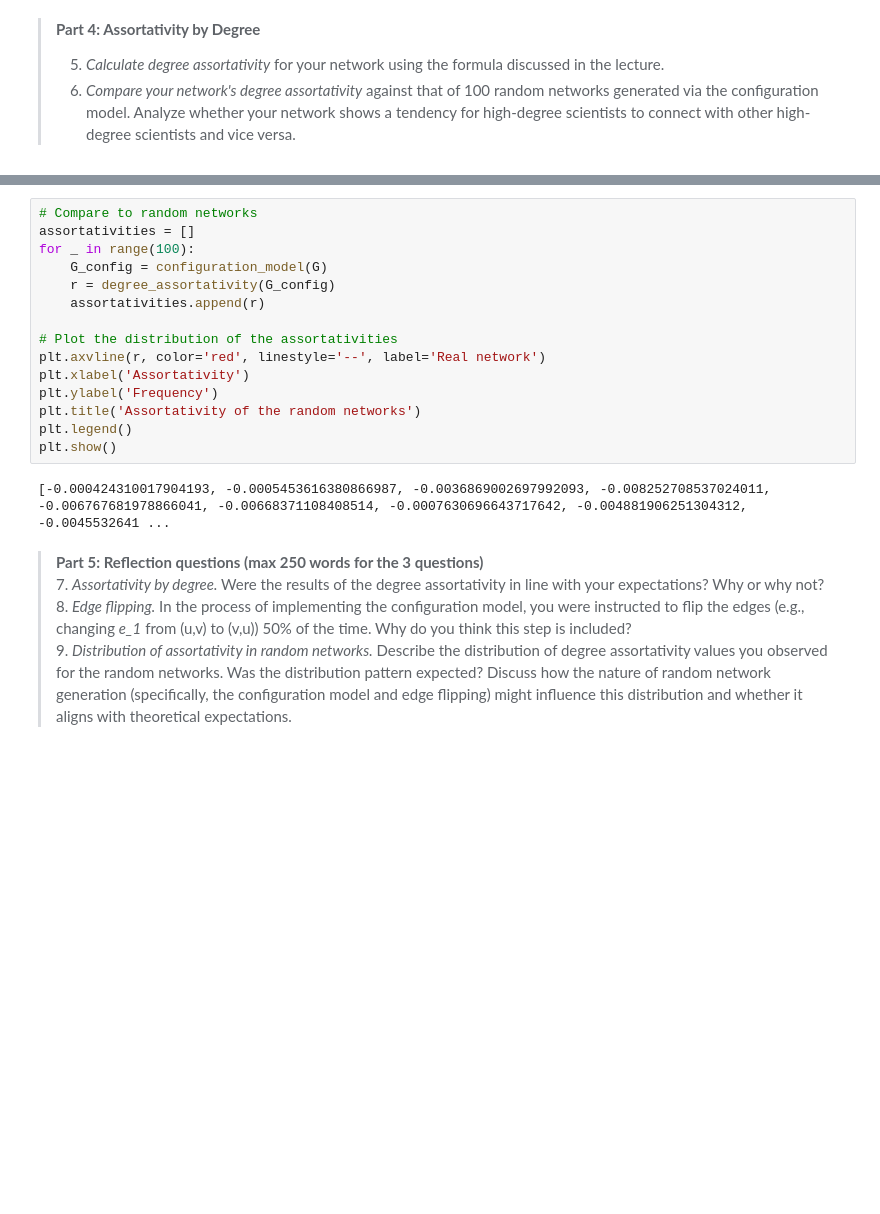
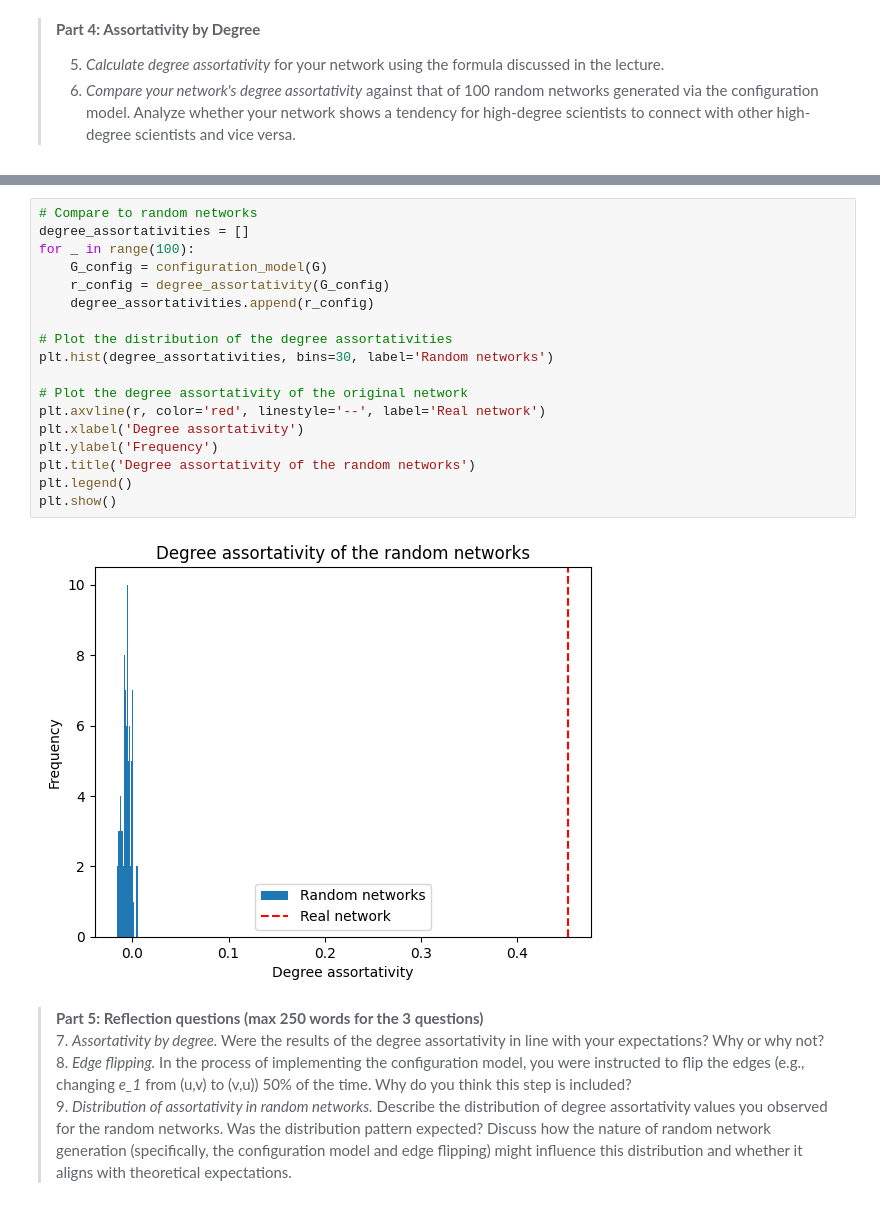
Before and after one commit to MathiasDamsgaard/Comp_Social_Sci_Assigments, a Jupyter notebook: Assignment2.ipynb, the cells around one changed output, grey strips where cells are left out. Cells and saved outputs as stored; diff of their text form; blank space fills up the shorter version.

```diff
--- a/Assignment2.ipynb
+++ b/Assignment2.ipynb
@@ -306,20 +301,23 @@ Degree assortativity of the real network: -0.09479
 # %%
 # Compare to random networks
-assortativities = []
+degree_assortativities = []
 for _ in range(100):
     G_config = configuration_model(G)
-    r = degree_assortativity(G_config)
-    assortativities.append(r)
+    r_config = degree_assortativity(G_config)
+    degree_assortativities.append(r_config)
 
-# Plot the distribution of the assortativities
+# Plot the distribution of the degree assortativities
+plt.hist(degree_assortativities, bins=30, label='Random networks')
+
+# Plot the degree assortativity of the original network
 plt.axvline(r, color='red', linestyle='--', label='Real network')
-plt.xlabel('Assortativity')
+plt.xlabel('Degree assortativity')
 plt.ylabel('Frequency')
-plt.title('Assortativity of the random networks')
+plt.title('Degree assortativity of the random networks')
 plt.legend()
 plt.show()
 # %% [output]
-[-0.000424310017904193, -0.0005453616380866987, -0.0036869002697992093, -0.008252708537024011, -0.006767681978866041, -0.00668371108408514, -0.0007630696643717642, -0.004881906251304312, -0.0045532641 ...
+[figure, added]
 # %% [markdown]
 >
 > __Part 5: Reflection questions (max 250 words for the 3 questions)__
```
Also changed, not shown: parts of 21 cells of this notebook.
